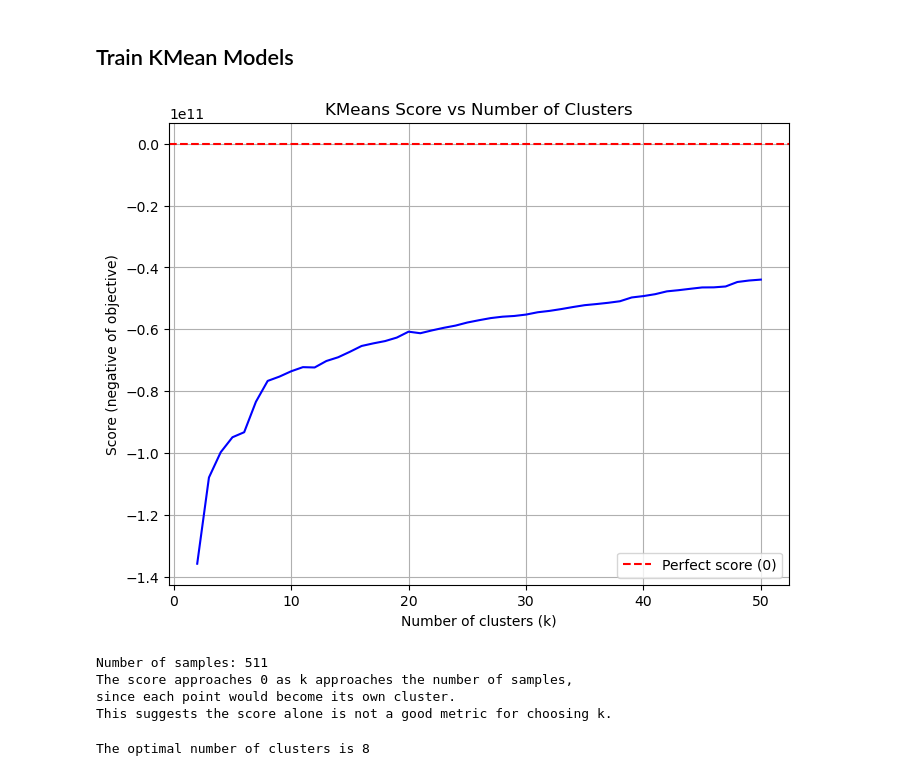
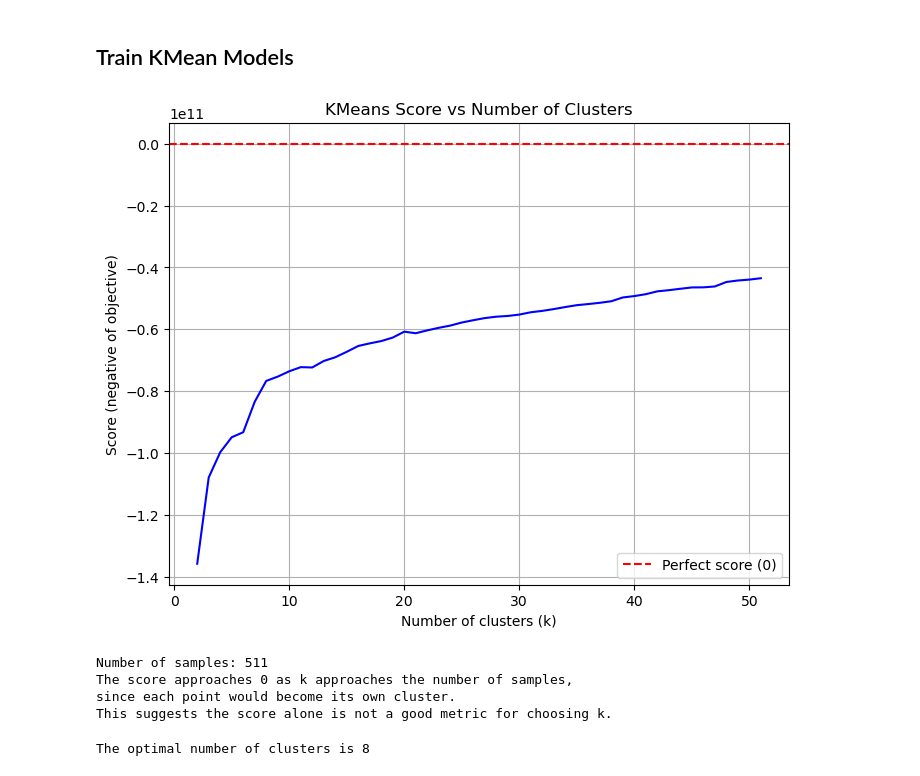
Before and after one commit to YannickHradetzky/MLFMM, a Jupyter notebook: UE/07/PSet07.ipynb, the cells around one changed output. Cells and saved outputs as stored; diff of their text form; code cells hidden in the pictures.

```diff
--- a/UE/07/PSet07.ipynb
+++ b/UE/07/PSet07.ipynb
@@ -25,31 +24,32 @@ Each row represents a cell, and each column represents a feature.
 # %%
 from sklearn.cluster import KMeans
 
 # Train models with k=2 to k=50 and compute scores
 scores = {}
-for k in range(2, 51):
+wcss = {}
+for k in range(2, 52):
     kmeans = KMeans(n_clusters=k, random_state=42, max_iter=500)
     kmeans.fit(X)
     scores[k] = kmeans.score(X)
-
+    wcss[k] = kmeans.inertia_
 # Plot the scores vs number of clusters
 plt.figure(figsize=(8, 6))
 plt.plot(list(scores.keys()), list(scores.values()), 'b-')
 plt.xlabel('Number of clusters (k)')
 plt.ylabel('Score (negative of objective)')
 plt.title('KMeans Score vs Number of Clusters')
 plt.grid(True)
 plt.axhline(y=0, color='r', linestyle='--', label='Perfect score (0)')
 plt.legend()
 plt.show()
 
 # The score approaches 0 as k approaches n_samples, since each point would be its own cluster
 print(f"Number of samples: {X.shape[0]}")
 print("The score approaches 0 as k approaches the number of samples,")
 print("since each point would become its own cluster.")
 print("This suggests the score alone is not a good metric for choosing k.")
 # %% [output]
-[figure, old version]
+[figure, new version]
 Number of samples: 511
 The score approaches 0 as k approaches the number of samples,
 since each point would become its own cluster.
```
Also changed, not shown: parts of 5 cells of this notebook, 5 other files.
